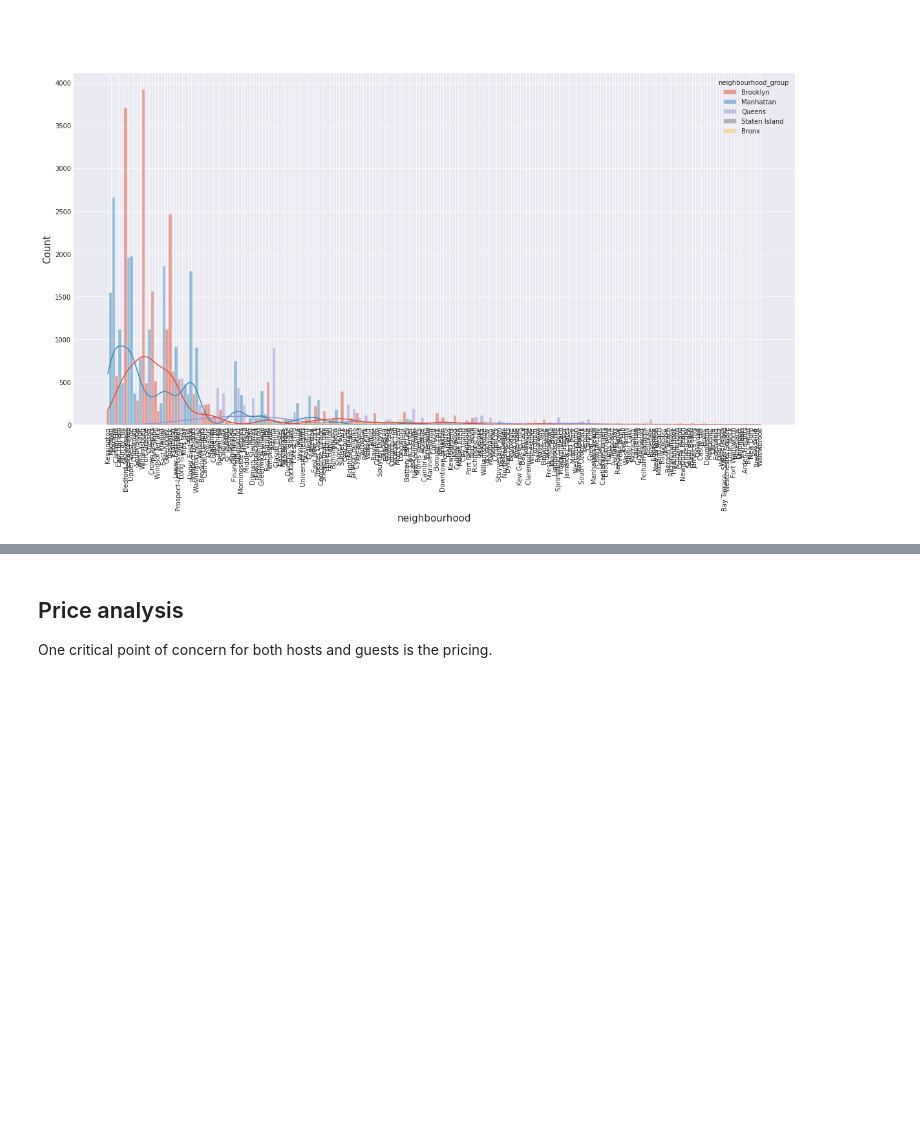
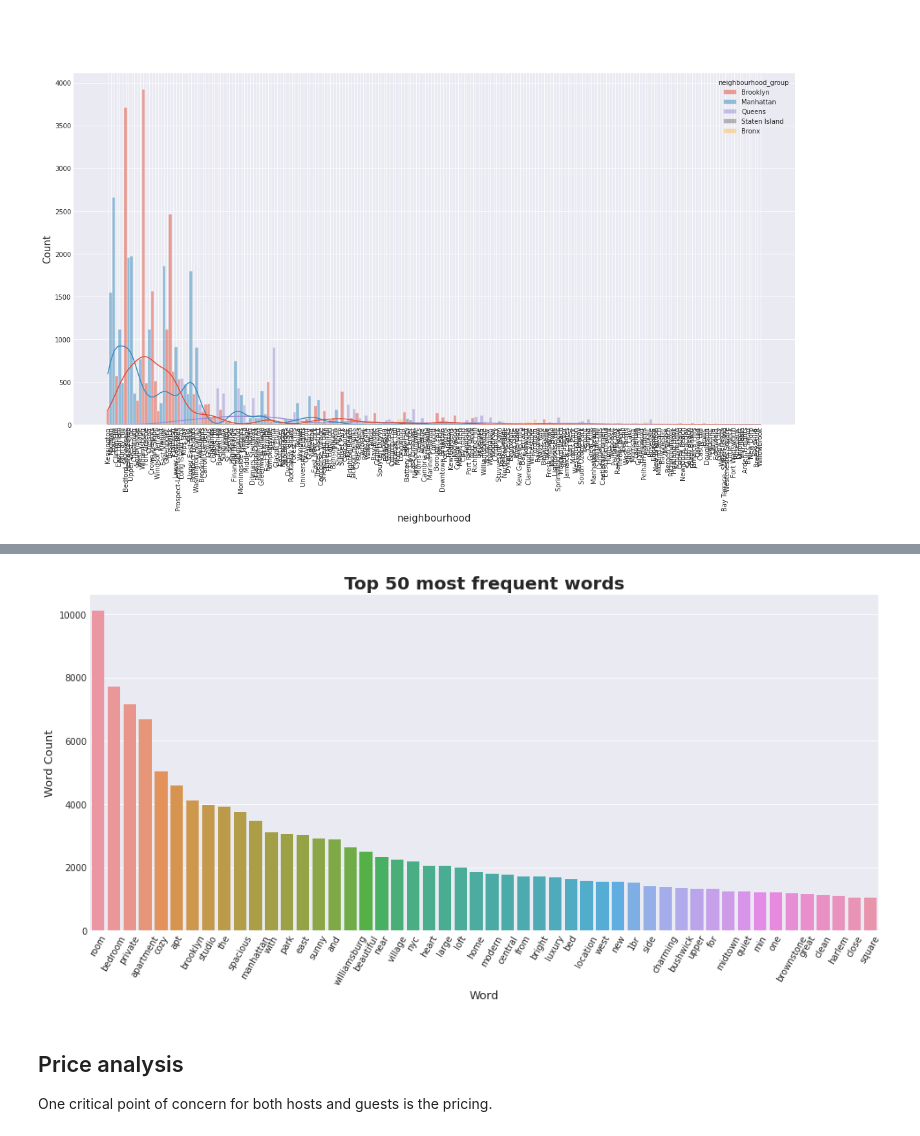
Before and after one commit to vieris123/NYAirbnb, a Jupyter notebook: nyabnb.ipynb, the cells around one changed output, grey strips where cells are left out. Cells and saved outputs as stored; diff of their text form; code cells hidden in the pictures; blank space fills up the shorter version.

```diff
--- a/nyabnb.ipynb
+++ b/nyabnb.ipynb
@@ -267,0 +280,7 @@ plt.show()
+# %%
+_names = listing_df['name'].dropna().explode().values
+_names = ' '.join(_names)
+lemma = WordNetLemmatizer()
+# %%
+tokenized_text = word_tokenize(_names)
+lemmed_text = [lemma.lemmatize(x).lower() for x in tokenized_text]
@@ -267,0 +289,7 @@ plt.show()
+# %%
+filter = [x for x in lemmed_text if re.search(r'.{3,}$', x)]
+word_count = Counter(filter).most_common()
+top_50 = word_count[0:50]
+# %%
+WC_df = pd.DataFrame(top_50, columns=['word', 'count'])
+WC_df
@@ -268,3 +314,13 @@ plt.show()
+# %%
+fig = plt.figure(figsize=(16,7))
+sns.barplot(data=WC_df, x='word', y='count')
+plt.xticks(rotation = 60)
+plt.title('Top 50 most frequent words', weight = 'bold', fontsize=20)
+plt.xlabel('Word', fontsize=13)
+plt.ylabel('Word Count', fontsize=13)
+plt.show()
+# %% [output]
+[figure, added]
 # %% [markdown]
 ## Price analysis
 One critical point of concern for both hosts and guests is the pricing.
```
Also changed, not shown: parts of 7 cells of this notebook.
